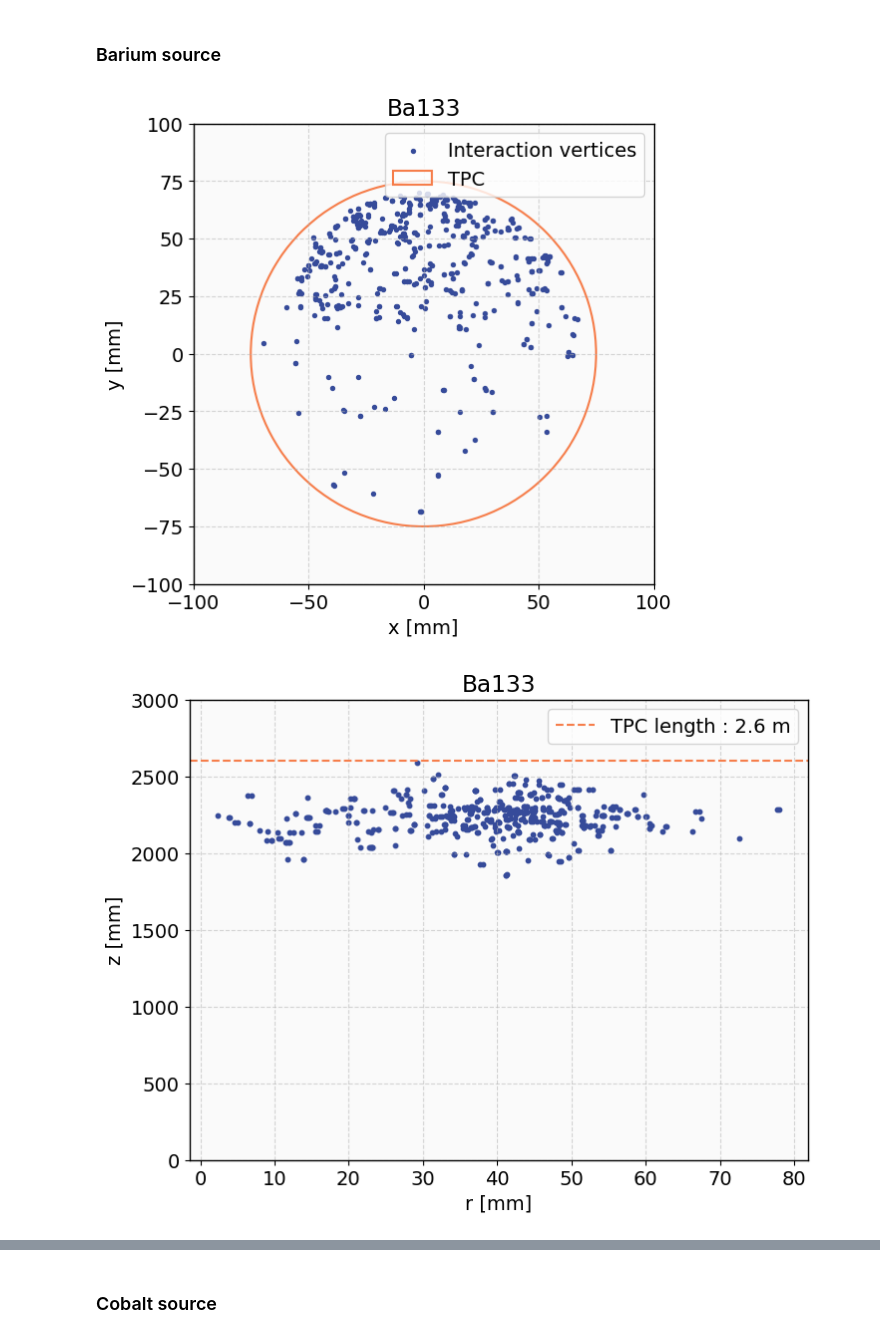
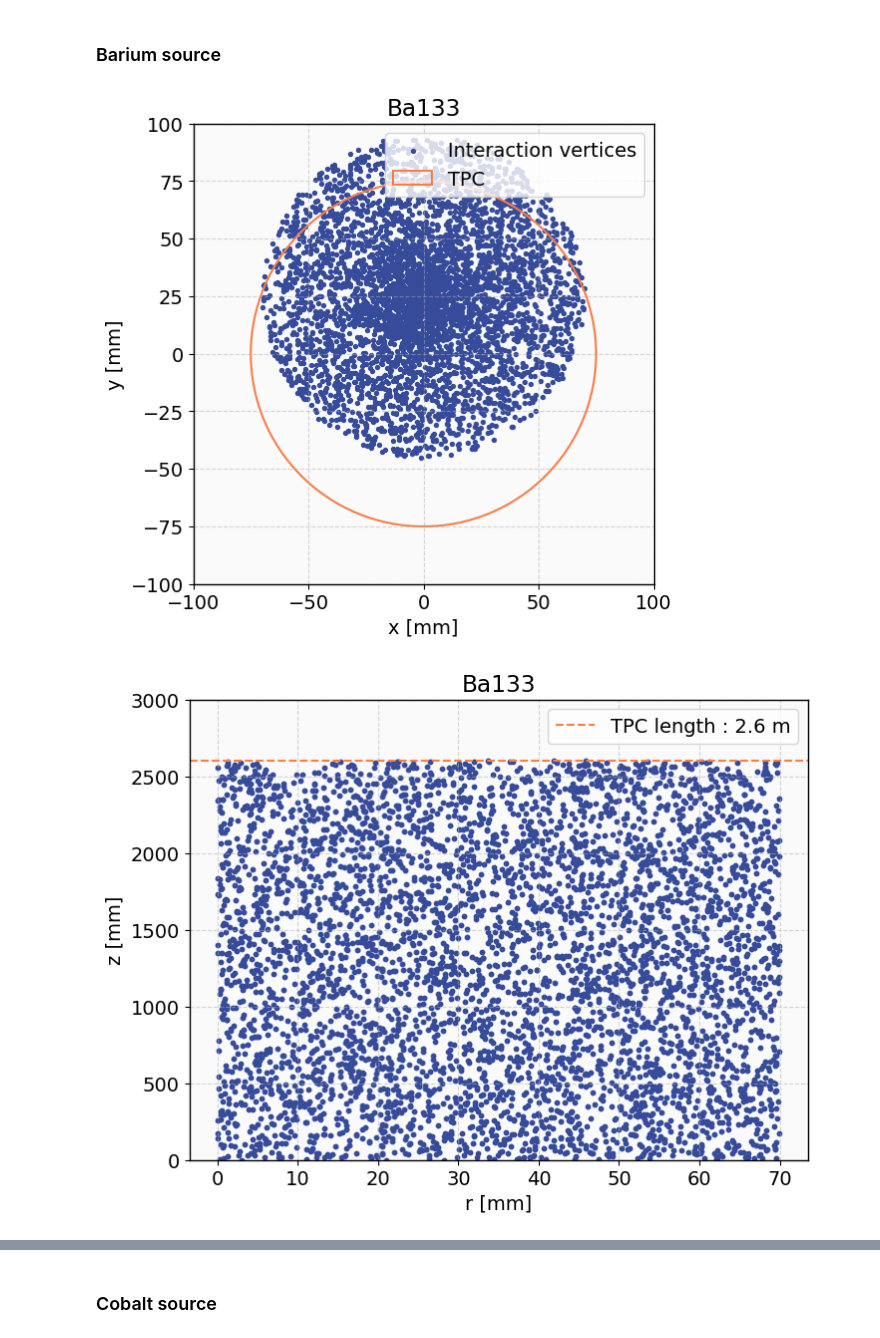
Before and after one commit to sanaouahada/Sources, a Jupyter notebook: test_plot_sources.ipynb, the cells around one changed output, grey strips where cells are left out. Cells and saved outputs as stored; diff of their text form; code cells hidden in the pictures.

```diff
--- a/test_plot_sources.ipynb
+++ b/test_plot_sources.ipynb
@@ -15,7 +15,7 @@ plt.rcParams['figure.figsize'] = (8, 6)
 # %% [markdown]
 #### Cesium source
 # %%
-cesium = pse.load_data('data/Cs137_ideal.csv')
+cesium = pse.load_data('data/Cs137_expanded5k.csv')
 
 pse.plot_xy(cesium, "Cs137")
 pse.plot_rz(cesium, "Cs137")
@@ -27,11 +26,11 @@ pse.plot_energy_spectrum(cesium, "Cs137")
 # %% [markdown]
 ### Barium source
 # %%
-barium = pse.load_data('data/Ba133_ideal.csv')
+barium = pse.load_data('data/Ba133_expanded5k.csv')
 
 pse.plot_xy(barium, "Ba133")
 pse.plot_rz(barium, "Ba133")
 pse.plot_energy_spectrum(barium, "Ba133")
 # %% [output]
-[figure, old version]
+[figure, new version]
-[figure, old version]
+[figure, new version]
```
Also changed, not shown: parts of 3 cells of this notebook, 13 other files.
